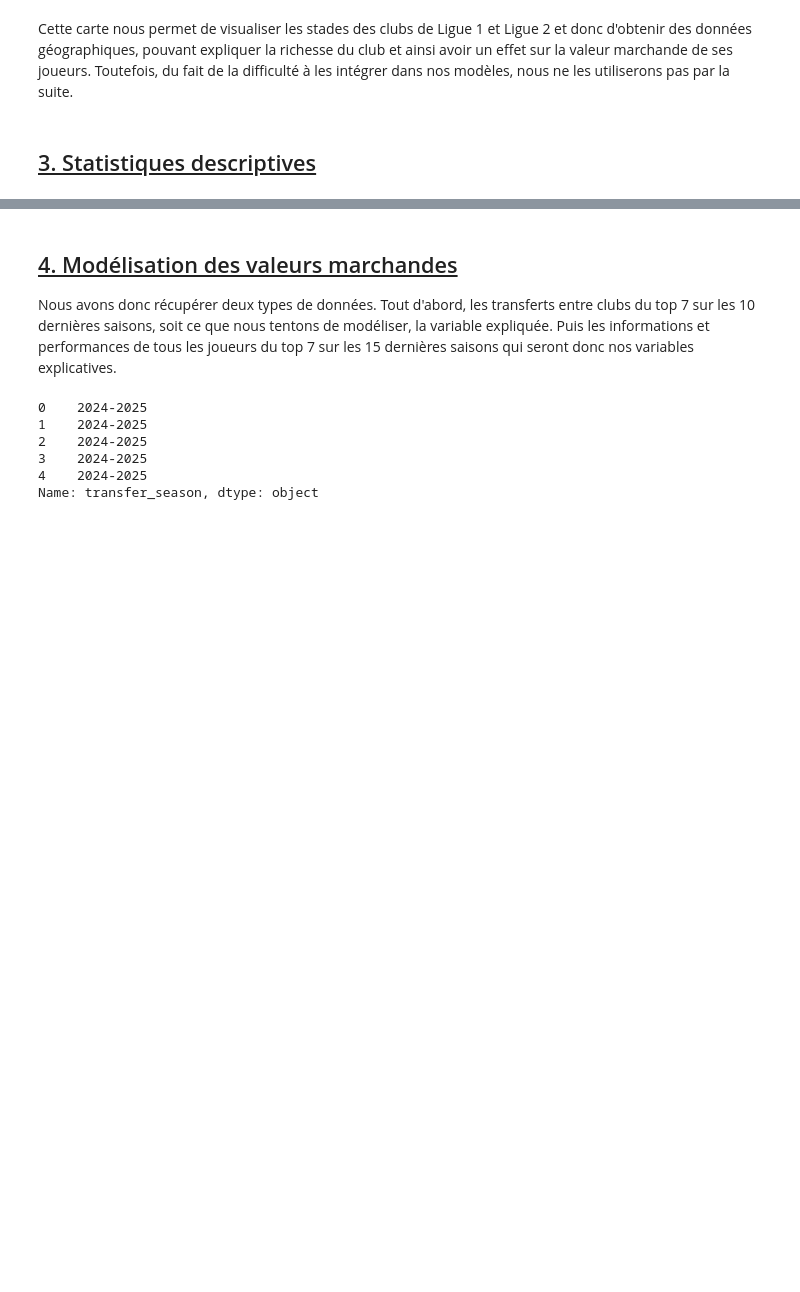
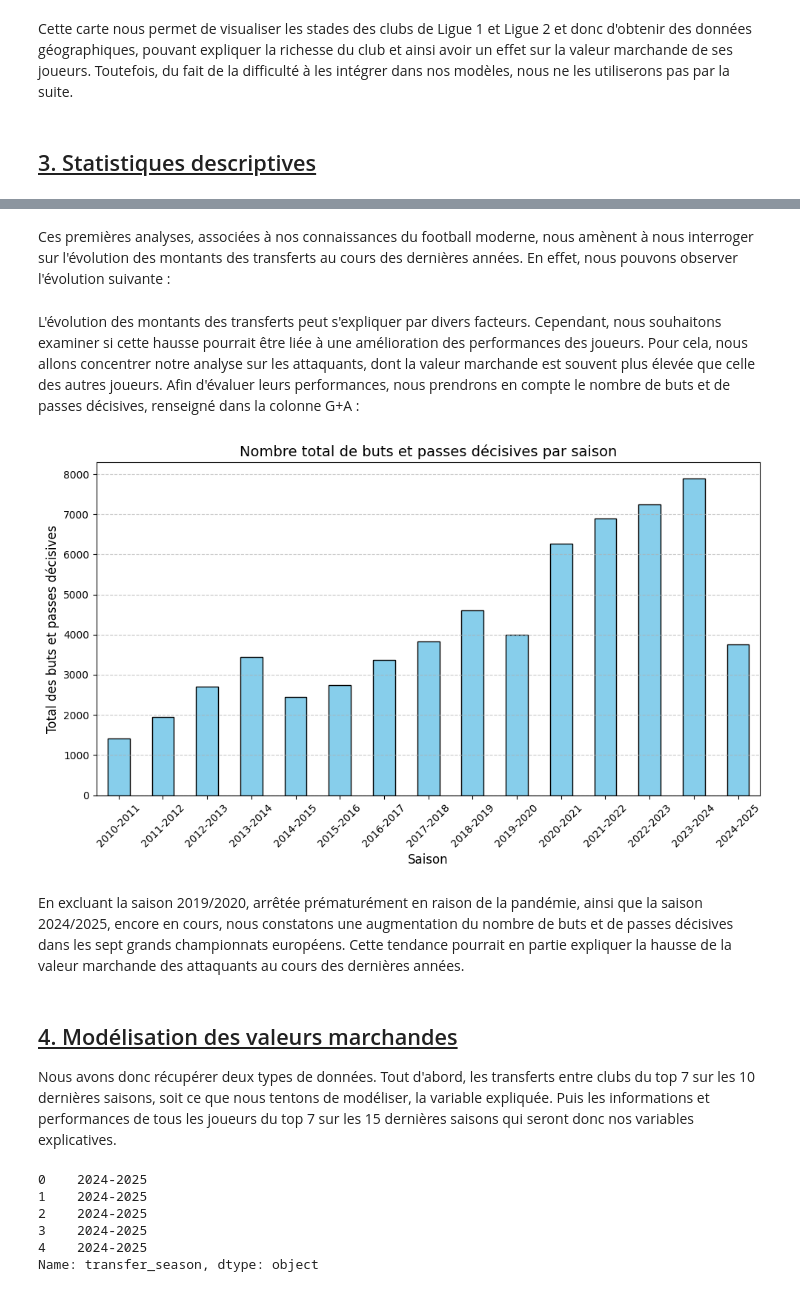
Before and after one commit to romandb21/ModelingFootballValue, a Jupyter notebook: rapport.ipynb, the cells around one changed output, grey strips where cells are left out. Saved outputs shown, nothing was run; the diff lists cells and outputs as text; code cells hidden in the pictures; blank space fills up the shorter version.

```diff
--- a/rapport.ipynb
+++ b/rapport.ipynb
@@ -795,0 +830,2 @@ Cette carte nous permet de visualiser les stades des clubs de Ligue 1 et Ligue 2
+# %% [markdown]
+Ces premières analyses, associées à nos connaissances du football moderne, nous amènent à nous interroger sur l'évolution des montants des transferts au cours des dernières années. En effet, nous pouvons observer l'évolution suivante :
@@ -796,3 +834,14 @@ Cette carte nous permet de visualiser les stades des clubs de Ligue 1 et Ligue 2
+# %% [markdown]
+L'évolution des montants des transferts peut s'expliquer par divers facteurs. Cependant, nous souhaitons examiner si cette hausse pourrait être liée à une amélioration des performances des joueurs. Pour cela, nous allons concentrer notre analyse sur les attaquants, dont la valeur marchande est souvent plus élevée que celle des autres joueurs. Afin d'évaluer leurs performances, nous prendrons en compte le nombre de buts et de passes décisives, renseigné dans la colonne G+A :
+# %%
+import scraping_data.results_csv.statsdes as des
+
+top7= 'scraping_data/results_csv/players_stats_top7.csv'
+des.sum_att(top7)
+# %% [output]
+[figure, added]
+# %% [markdown]
+En excluant la saison 2019/2020, arrêtée prématurément en raison de la pandémie, ainsi que la saison 2024/2025, encore en cours, nous constatons une augmentation du nombre de buts et de passes décisives dans les sept grands championnats européens. Cette tendance pourrait en partie expliquer la hausse de la valeur marchande des attaquants au cours des dernières années.
 # %% [markdown]
 <a id='modélisation-valeurs'></a>
 ## <u>4. Modélisation des valeurs marchandes</u>
```
Also changed, not shown: parts of 9 cells of this notebook, 1 other file.
